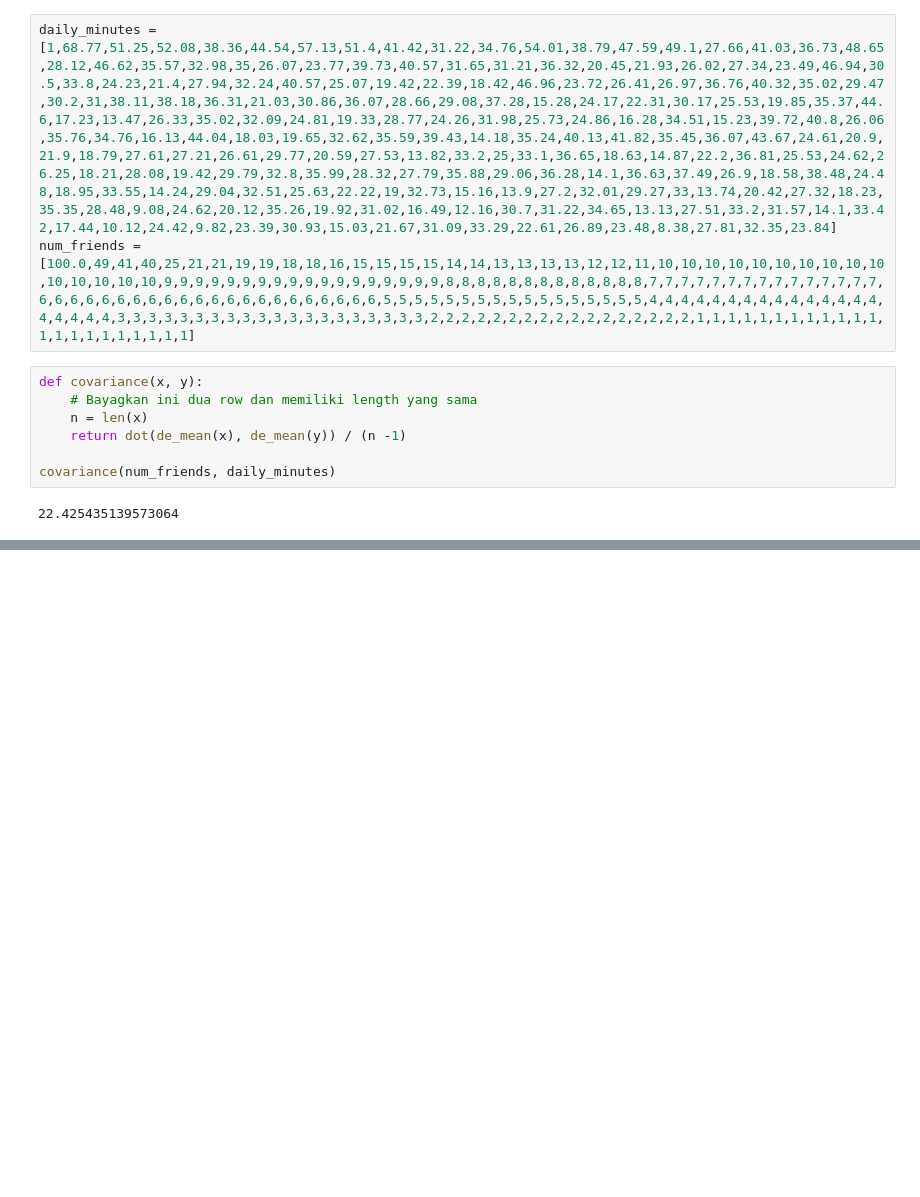
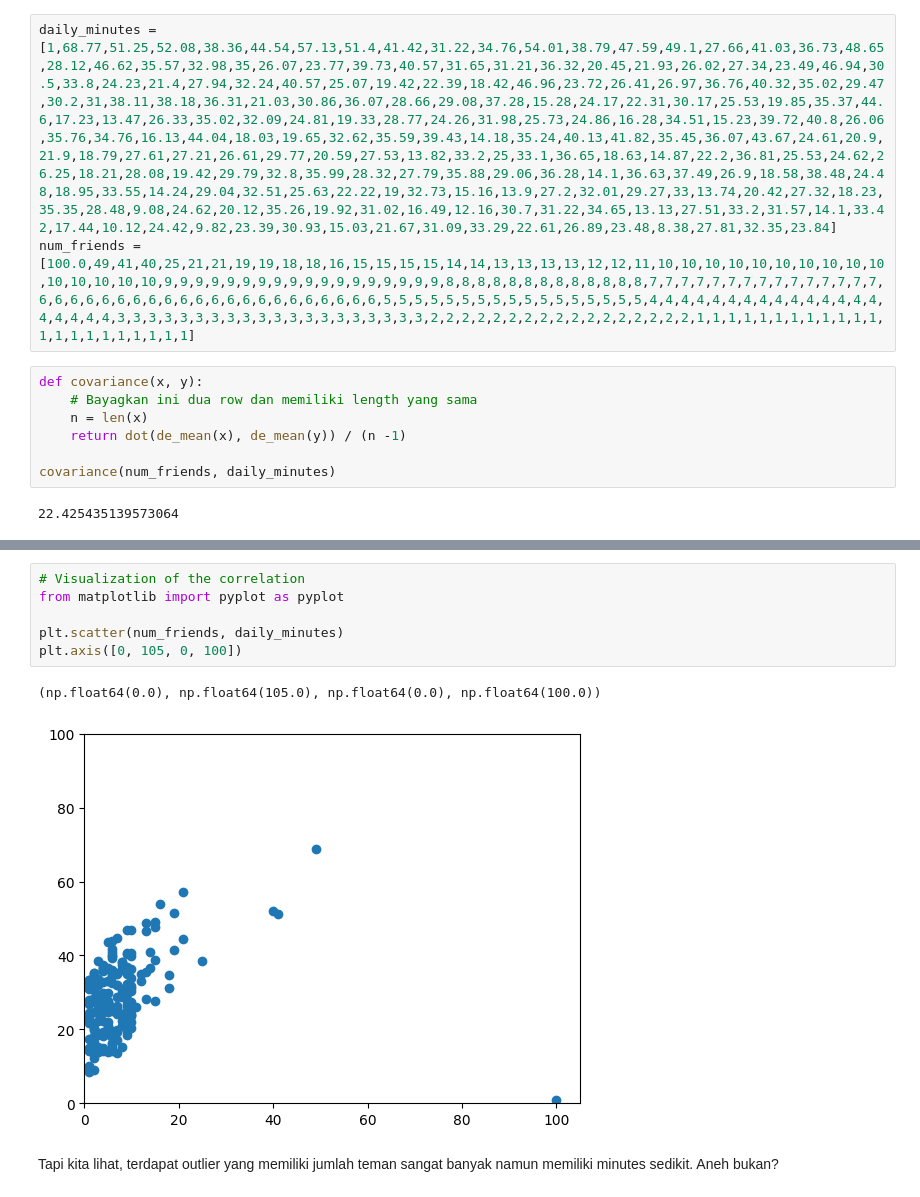
Before and after one commit to icanooooo/ML_DS_learn, a Jupyter notebook: 5_Statistics.ipynb, the cells around one changed output, grey strips where cells are left out. Saved outputs shown, nothing was run; the diff lists cells and outputs as text; blank space fills up the shorter version.

```diff
--- a/5_Statistics.ipynb
+++ b/5_Statistics.ipynb
@@ -169,0 +207,11 @@ covariance(num_friends, daily_minutes)
+# %%
+# Visualization of the correlation
+from matplotlib import pyplot as pyplot
+
+plt.scatter(num_friends, daily_minutes)
+plt.axis([0, 105, 0, 100])
+# %% [output]
+(np.float64(0.0), np.float64(105.0), np.float64(0.0), np.float64(100.0))
+[figure, added]
+# %% [markdown]
+Tapi kita lihat, terdapat outlier yang memiliki jumlah teman sangat banyak namun memiliki minutes sedikit. Aneh bukan?
```
Also changed, not shown: parts of 9 cells of this notebook.
